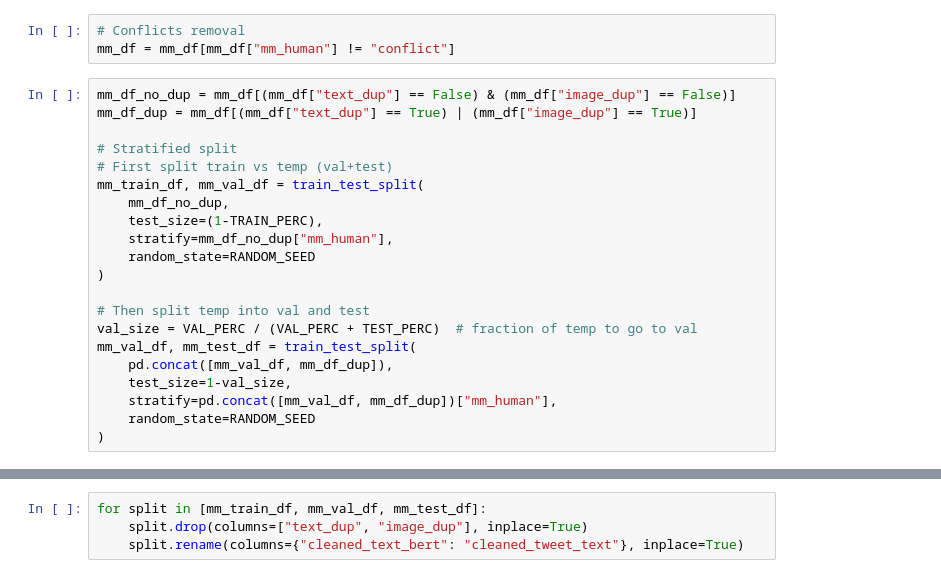
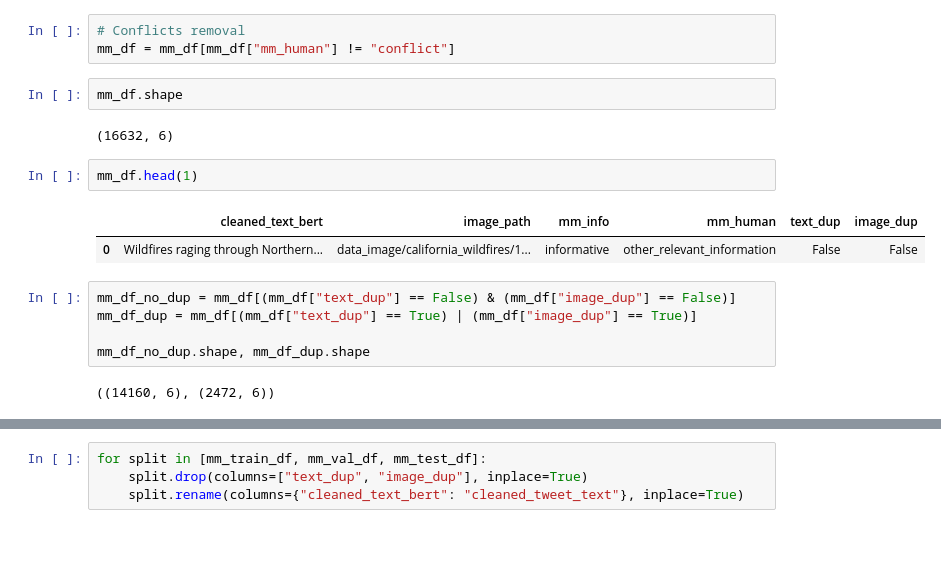
Before and after one commit to andreaceto/multimodal-crisis-classification, a Jupyter notebook: 02_data_preparation.ipynb, the cells around one changed output, grey strips where cells are left out. Saved outputs shown, nothing was run; the diff lists cells and outputs as text; blank space fills up the shorter version.

```diff
--- a/02_data_preparation.ipynb
+++ b/02_data_preparation.ipynb
@@ -274,24 +276,19 @@ mm_df = df[columns].copy()
 # %%
 # Conflicts removal
 mm_df = mm_df[mm_df["mm_human"] != "conflict"]
+# %%
+mm_df.shape
+# %% [output]
+(16632, 6)
+# %%
+mm_df.head(1)
+# %% [output]
+|  | cleaned_text_bert | image_path | mm_info | mm_human | text_dup | image_dup |
+| 0 | Wildfires raging through Northern... | data_image/california_wildfires/1... | informative | other_relevant_information | False | False |
 # %%
 mm_df_no_dup = mm_df[(mm_df["text_dup"] == False) & (mm_df["image_dup"] == False)]
 mm_df_dup = mm_df[(mm_df["text_dup"] == True) | (mm_df["image_dup"] == True)]
 
-# Stratified split
-# First split train vs temp (val+test)
-mm_train_df, mm_val_df = train_test_split(
-    mm_df_no_dup,
-    test_size=(1-TRAIN_PERC),
-    stratify=mm_df_no_dup["mm_human"],
-    random_state=RANDOM_SEED
-)
-
-# Then split temp into val and test
-val_size = VAL_PERC / (VAL_PERC + TEST_PERC)  # fraction of temp to go to val
-mm_val_df, mm_test_df = train_test_split(
-    pd.concat([mm_val_df, mm_df_dup]),
-    test_size=1-val_size,
-    stratify=pd.concat([mm_val_df, mm_df_dup])["mm_human"],
-    random_state=RANDOM_SEED
-)
+mm_df_no_dup.shape, mm_df_dup.shape
+# %% [output]
+((14160, 6), (2472, 6))
```
Also changed, not shown: parts of 3 cells of this notebook, 3 other files.
